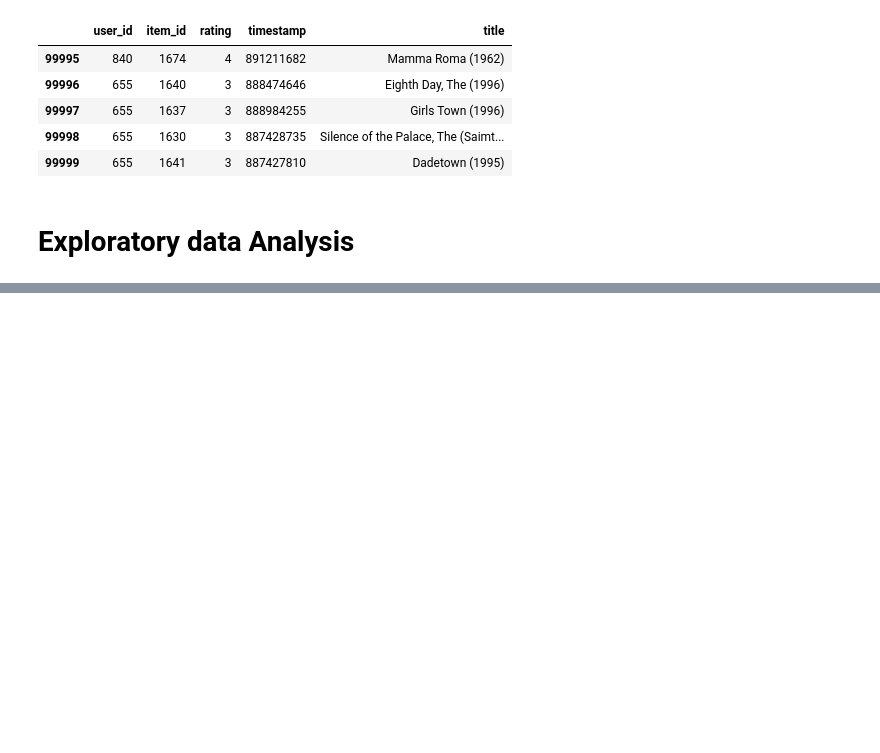
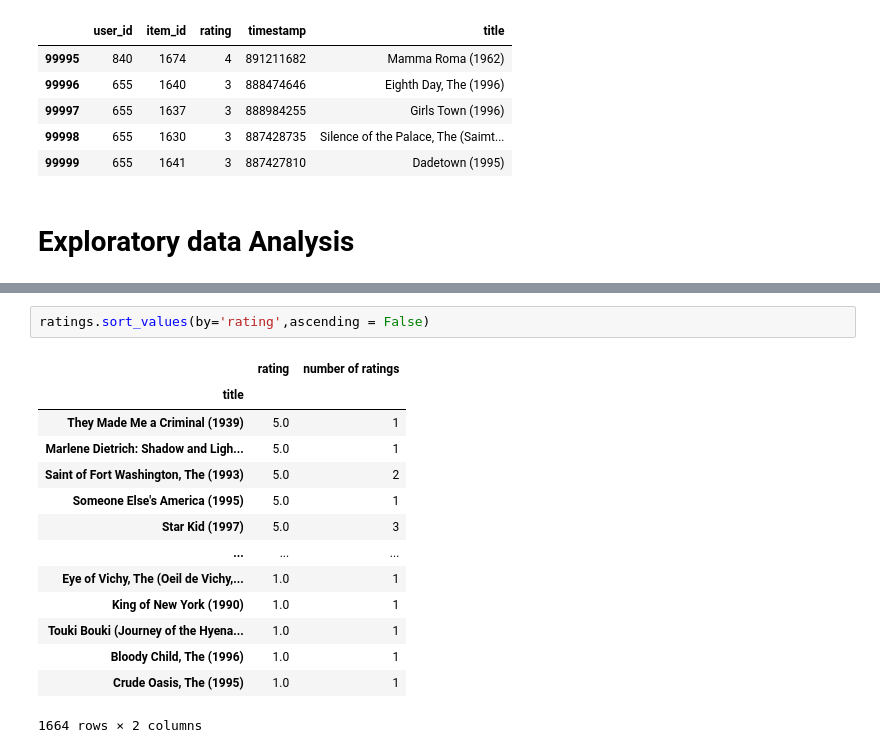
Before and after one commit to Anand-Raj-CSE/B.Tech.-Projects, a Jupyter notebook: MINI PROJECTS/Movie Recommendation System/Content Based Recommendation System.ipynb, the cells around one changed output, grey strips where cells are left out. Saved outputs shown, nothing was run; the diff lists cells and outputs as text; blank space fills up the shorter version.

```diff
--- a/MINI PROJECTS/Movie Recommendation System/Content Based Recommendation System.ipynb
+++ b/MINI PROJECTS/Movie Recommendation System/Content Based Recommendation System.ipynb
@@ -86,0 +176,17 @@ df.tail()
+# %%
+ratings.sort_values(by='rating',ascending = False)
+# %% [output]
+|  | rating | number of ratings |
+| title |  |  |
+| They Made Me a Criminal (1939) | 5.0 | 1 |
+| Marlene Dietrich: Shadow and Ligh... | 5.0 | 1 |
+| Saint of Fort Washington, The (1993) | 5.0 | 2 |
+| Someone Else's America (1995) | 5.0 | 1 |
+| Star Kid (1997) | 5.0 | 3 |
+| ... | ... | ... |
+| Eye of Vichy, The (Oeil de Vichy,... | 1.0 | 1 |
+| King of New York (1990) | 1.0 | 1 |
+| Touki Bouki (Journey of the Hyena... | 1.0 | 1 |
+| Bloody Child, The (1996) | 1.0 | 1 |
+| Crude Oasis, The (1995) | 1.0 | 1 |
+1664 rows × 2 columns
```
Also changed, not shown: parts of 28 cells of this notebook.
